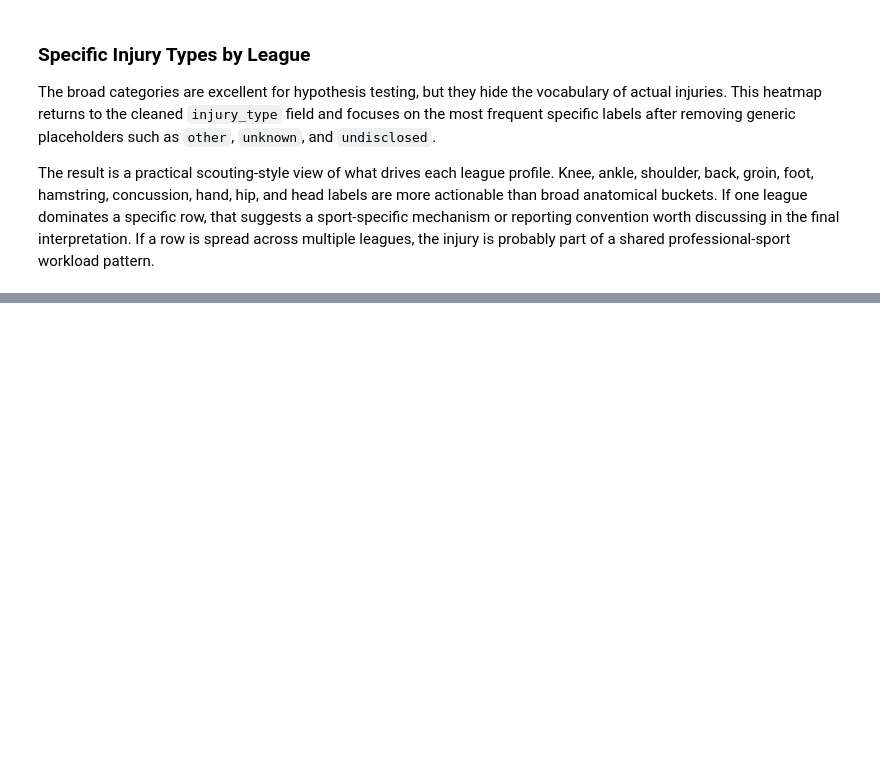
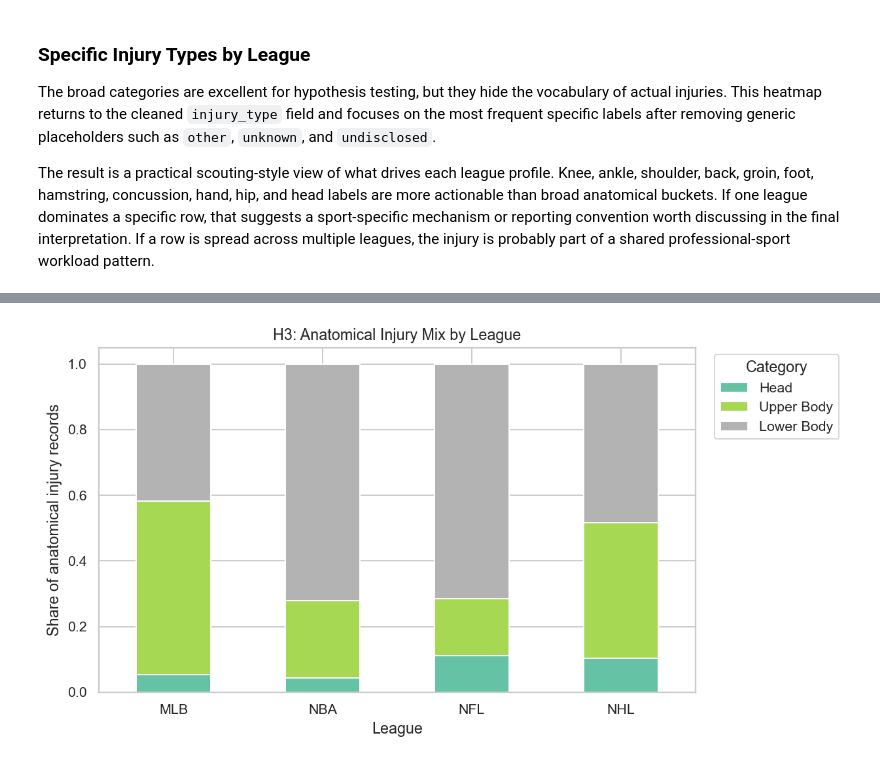
Before and after one commit to PlamenPlamenovStanchev/Data-Science-Final-s-Project, a Jupyter notebook: notebooks/02_analysis.ipynb, the cells around one changed output, grey strips where cells are left out. Cells and saved outputs as stored; diff of their text form; code cells hidden in the pictures; blank space fills up the shorter version.

```diff
--- a/notebooks/02_analysis.ipynb
+++ b/notebooks/02_analysis.ipynb
@@ -519,0 +567,5 @@ p-value: 6.931563258773475e-42
+# %%
+h3_df = df[df["injury_category"].isin(["Head", "Lower Body", "Upper Body"])].copy()
+h3_table = pd.crosstab(h3_df["league"], h3_df["injury_category"])
+
+display(h3_table)
@@ -519,0 +607,17 @@ p-value: 6.931563258773475e-42
+# %%
+h3_share = h3_table.div(h3_table.sum(axis=1), axis=0)
+h3_share[["Head", "Upper Body", "Lower Body"]].plot(
+    kind="bar",
+    stacked=True,
+    figsize=(9, 4.8),
+    colormap="Set2"
+)
+plt.title("H3: Anatomical Injury Mix by League")
+plt.xlabel("League")
+plt.ylabel("Share of anatomical injury records")
+plt.xticks(rotation=0)
+plt.legend(title="Category", bbox_to_anchor=(1.02, 1), loc="upper left")
+plt.tight_layout()
+plt.show()
+# %% [output]
+[figure, added]
```
Also changed, not shown: parts of 48 cells of this notebook, 1 other file.
